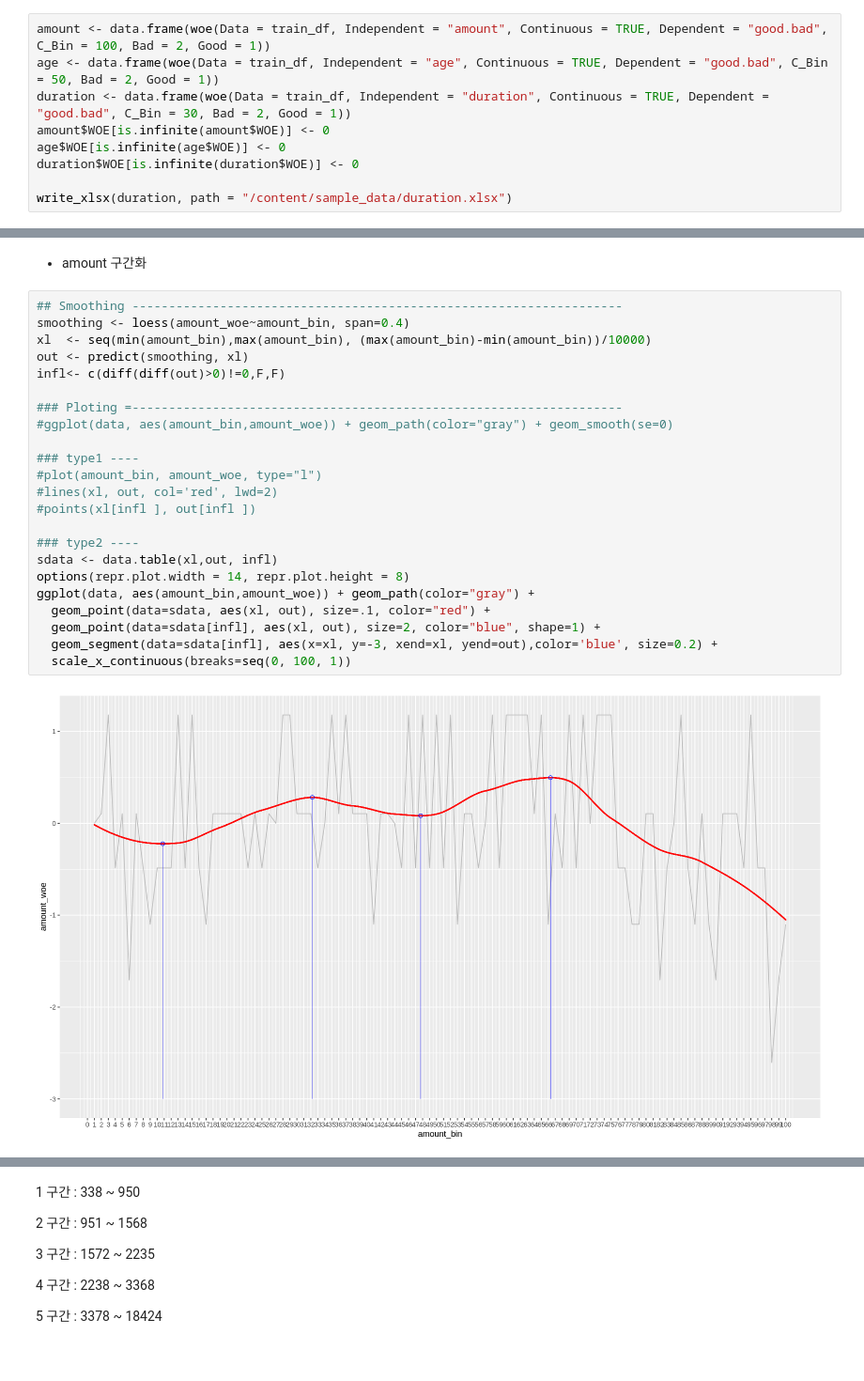
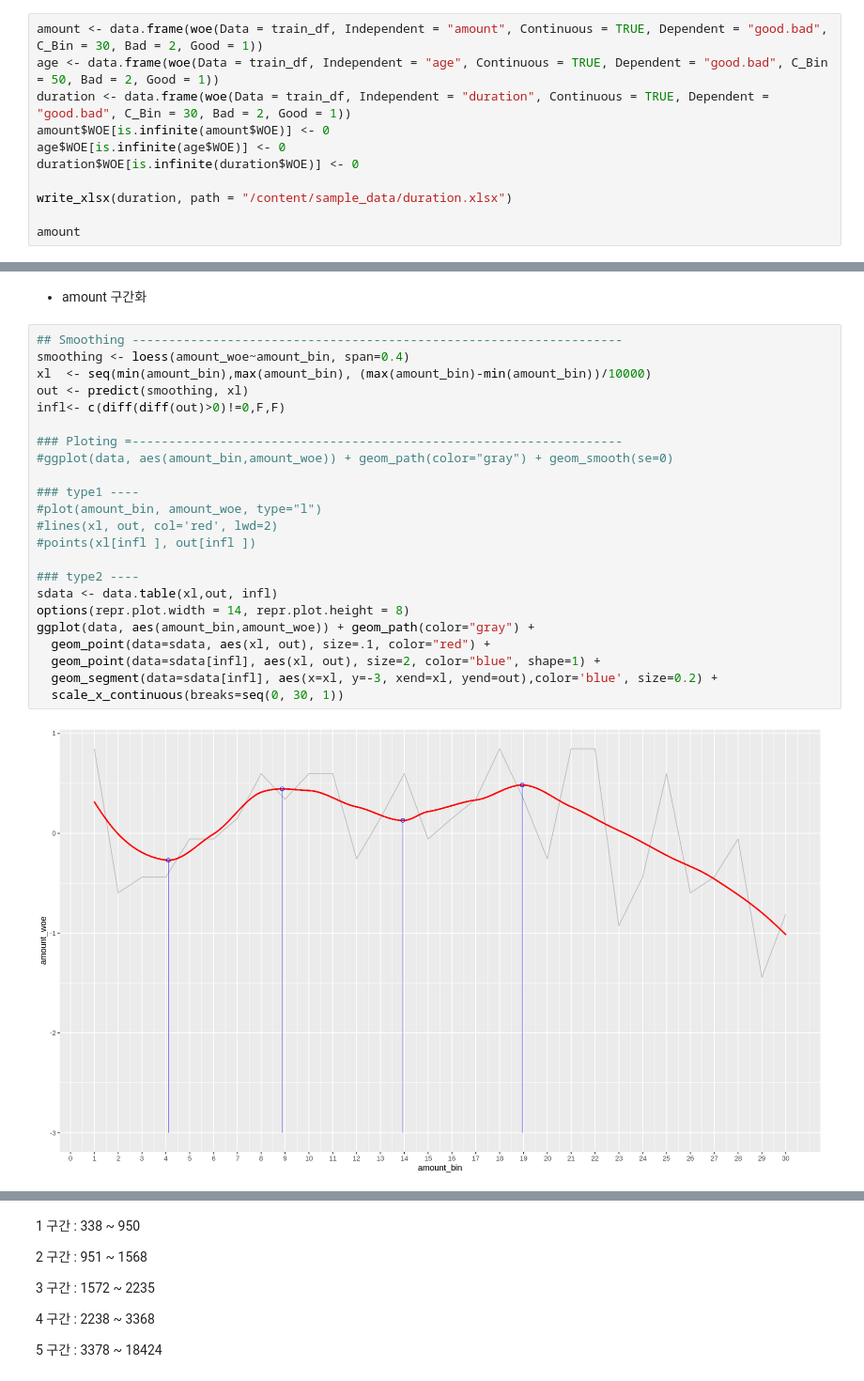
Before and after one commit to sjhd1109/study, a Jupyter notebook: credit_binning_210227.ipynb, the cells around one changed output, grey strips where cells are left out. Shown at 94% size. Cells and saved outputs as stored; diff of their text form.

```diff
--- a/credit_binning_210227.ipynb
+++ b/credit_binning_210227.ipynb
@@ -95,7 +95,7 @@ test_df  <- cr_dt[-index_train, ]
 
 train_df
 # %%
-amount <- data.frame(woe(Data = train_df, Independent = "amount", Continuous = TRUE, Dependent = "good.bad", C_Bin = 100, Bad = 2, Good = 1))
+amount <- data.frame(woe(Data = train_df, Independent = "amount", Continuous = TRUE, Dependent = "good.bad", C_Bin = 30, Bad = 2, Good = 1))
 age <- data.frame(woe(Data = train_df, Independent = "age", Continuous = TRUE, Dependent = "good.bad", C_Bin = 50, Bad = 2, Good = 1))
 duration <- data.frame(woe(Data = train_df, Independent = "duration", Continuous = TRUE, Dependent = "good.bad", C_Bin = 30, Bad = 2, Good = 1))
 amount$WOE[is.infinite(amount$WOE)] <- 0
@@ -103,3 +103,5 @@ age$WOE[is.infinite(age$WOE)] <- 0
 duration$WOE[is.infinite(duration$WOE)] <- 0
 
 write_xlsx(duration, path = "/content/sample_data/duration.xlsx")
+
+amount
@@ -182,28 +196,28 @@ sdata_duration <- data_duration[infl_duration==T,]
 # %%
 ## Smoothing -------------------------------------------------------------------
 smoothing <- loess(amount_woe~amount_bin, span=0.4)
 xl  <- seq(min(amount_bin),max(amount_bin), (max(amount_bin)-min(amount_bin))/10000)
 out <- predict(smoothing, xl)
 infl<- c(diff(diff(out)>0)!=0,F,F)
 
 ### Ploting =-------------------------------------------------------------------
 #ggplot(data, aes(amount_bin,amount_woe)) + geom_path(color="gray") + geom_smooth(se=0)
 
 ### type1 ----
 #plot(amount_bin, amount_woe, type="l")
 #lines(xl, out, col='red', lwd=2)
 #points(xl[infl ], out[infl ])
 
 ### type2 ----
 sdata <- data.table(xl,out, infl)
 options(repr.plot.width = 14, repr.plot.height = 8)
 ggplot(data, aes(amount_bin,amount_woe)) + geom_path(color="gray") +
   geom_point(data=sdata, aes(xl, out), size=.1, color="red") +
   geom_point(data=sdata[infl], aes(xl, out), size=2, color="blue", shape=1) +
   geom_segment(data=sdata[infl], aes(x=xl, y=-3, xend=xl, yend=out),color='blue', size=0.2) +
-  scale_x_continuous(breaks=seq(0, 100, 1))
+  scale_x_continuous(breaks=seq(0, 30, 1))
 # %% [output]
-[figure, old version]
+[figure, new version]
 # %%
 sdata[infl]
 # %% [output]
```
Also changed, not shown: parts of 6 cells of this notebook.
